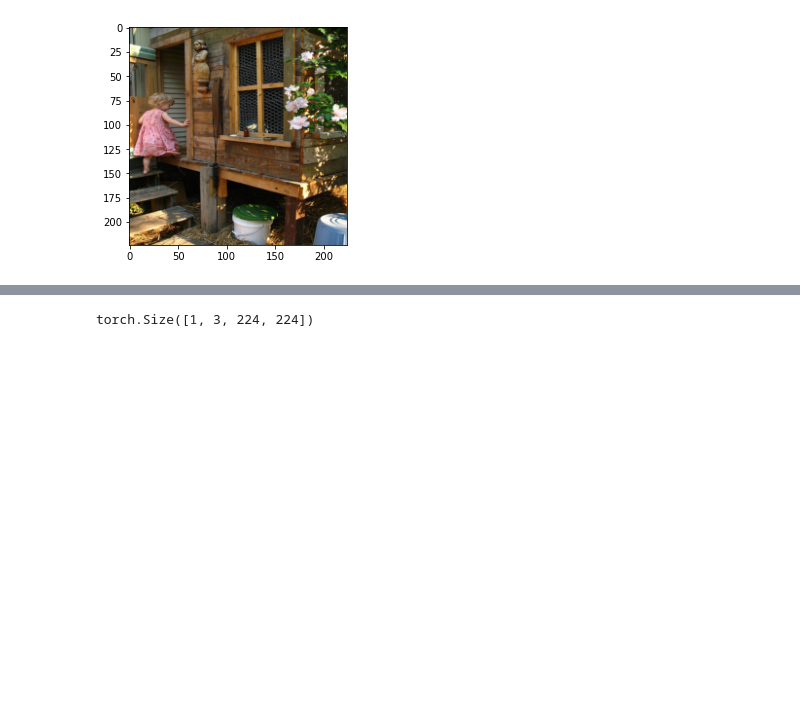
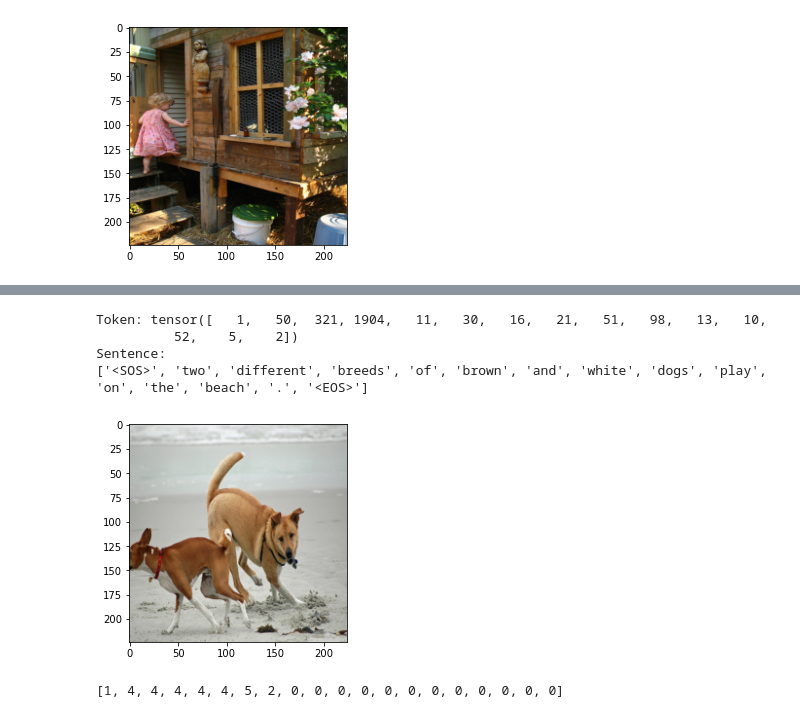
Before and after one commit to MuscularBrain/multi_model_image_captioning_flicker8k, a Jupyter notebook: src/playground.ipynb, the cells around one changed output, grey strips where cells are left out. Cells and saved outputs as stored; diff of their text form; code cells hidden in the pictures; blank space fills up the shorter version.

```diff
--- a/src/playground.ipynb
+++ b/src/playground.ipynb
@@ -174,4 +237,0 @@ loss: 3.13786
-# %%
-imgs.size()
-# %% [output]
-torch.Size([1, 3, 224, 224])
@@ -177,0 +257,12 @@ torch.Size([1, 3, 224, 224])
+# %%
+img, caps = flickr_dataset[100]
+plt.imshow(img.numpy().transpose((1, 2, 0)))
+print("Token:",caps)
+print("Sentence:")
+print([flickr_dataset.vocab.itos[token] for token in caps.tolist()])
+# %% [output]
+Token: tensor([   1,   50,  321, 1904,   11,   30,   16,   21,   51,   98,   13,   10,
+          52,    5,    2])
+Sentence:
+['<SOS>', 'two', 'different', 'breeds', 'of', 'brown', 'and', 'white', 'dogs', 'play', 'on', 'the', 'beach', '.', '<EOS>']
+[figure, added]
@@ -177,0 +293,4 @@ torch.Size([1, 3, 224, 224])
+# %%
+output
+# %% [output]
+[1, 4, 4, 4, 4, 4, 5, 2, 0, 0, 0, 0, 0, 0, 0, 0, 0, 0, 0, 0]
```
Also changed, not shown: parts of 20 cells of this notebook, 2 other files.
